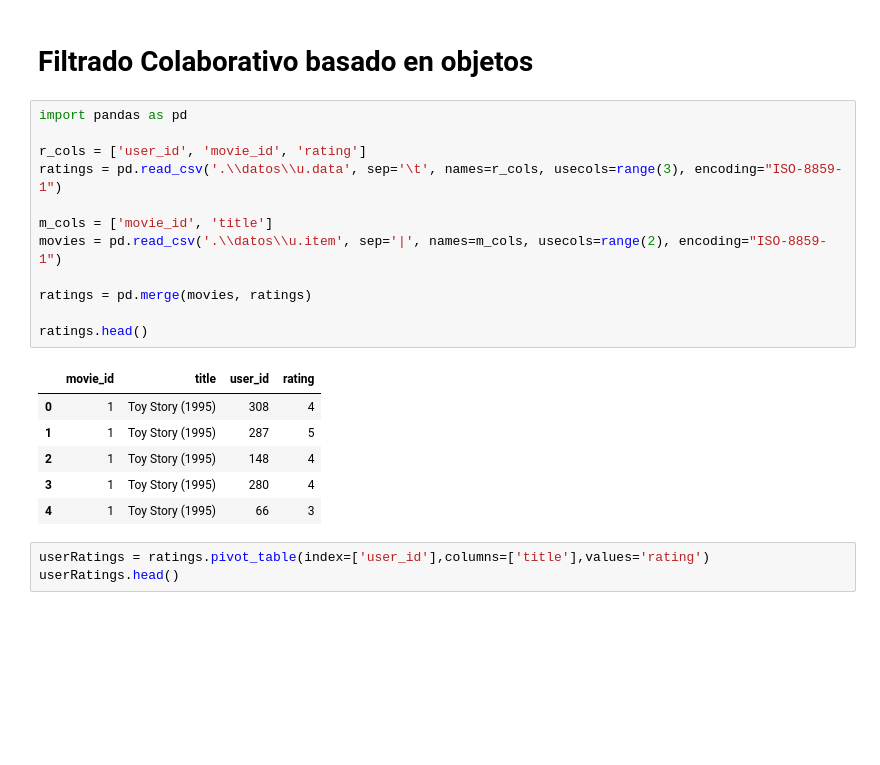
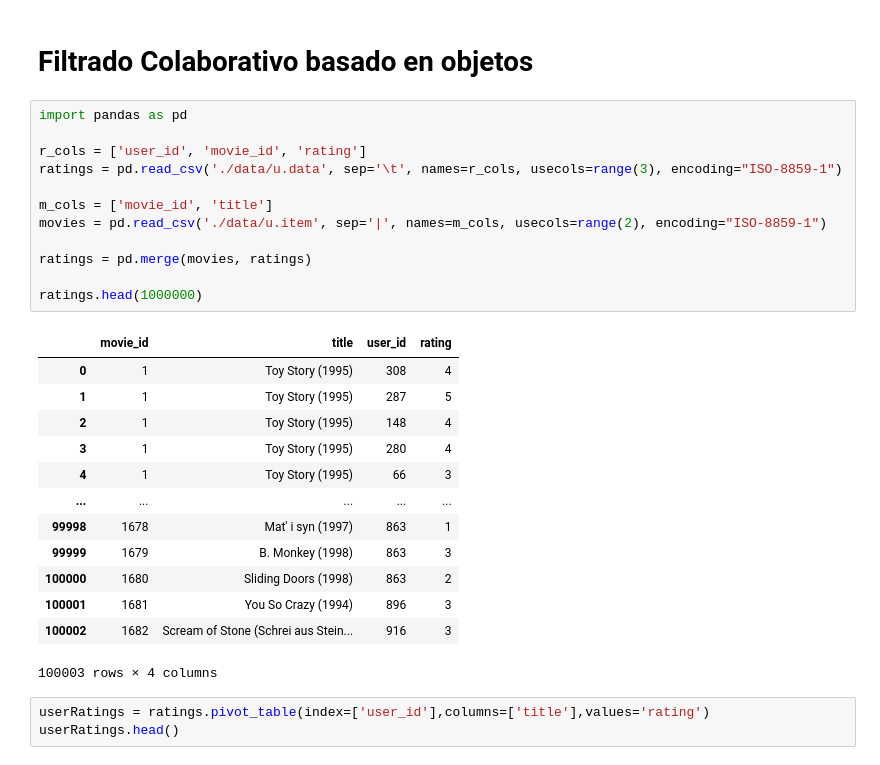
Before and after one commit to lledoerik/ia-movie-recommendation-system, a Jupyter notebook: recomendaciones-pelis.ipynb, the cells around one changed output. Drawn from its saved outputs; the diff is of its cells as text; blank space fills up the shorter version.

Commit message:
main deleted & data updated & routes applied

```diff
--- a/recomendaciones-pelis.ipynb
+++ b/recomendaciones-pelis.ipynb
@@ -3,22 +3,29 @@
 # %%
 import pandas as pd
 
 r_cols = ['user_id', 'movie_id', 'rating']
-ratings = pd.read_csv('.\\datos\\u.data', sep='\t', names=r_cols, usecols=range(3), encoding="ISO-8859-1")
+ratings = pd.read_csv('./data/u.data', sep='\t', names=r_cols, usecols=range(3), encoding="ISO-8859-1")
 
 m_cols = ['movie_id', 'title']
-movies = pd.read_csv('.\\datos\\u.item', sep='|', names=m_cols, usecols=range(2), encoding="ISO-8859-1")
+movies = pd.read_csv('./data/u.item', sep='|', names=m_cols, usecols=range(2), encoding="ISO-8859-1")
 
 ratings = pd.merge(movies, ratings)
 
-ratings.head()
+ratings.head(1000000)
 # %% [output]
 |  | movie_id | title | user_id | rating |
 | 0 | 1 | Toy Story (1995) | 308 | 4 |
 | 1 | 1 | Toy Story (1995) | 287 | 5 |
 | 2 | 1 | Toy Story (1995) | 148 | 4 |
 | 3 | 1 | Toy Story (1995) | 280 | 4 |
 | 4 | 1 | Toy Story (1995) | 66 | 3 |
+| ... | ... | ... | ... | ... |
+| 99998 | 1678 | Mat' i syn (1997) | 863 | 1 |
+| 99999 | 1679 | B. Monkey (1998) | 863 | 3 |
+| 100000 | 1680 | Sliding Doors (1998) | 863 | 2 |
+| 100001 | 1681 | You So Crazy (1994) | 896 | 3 |
+| 100002 | 1682 | Scream of Stone (Schrei aus Stein... | 916 | 3 |
+100003 rows × 4 columns
 # %%
 userRatings = ratings.pivot_table(index=['user_id'],columns=['title'],values='rating')
 userRatings.head()
```
Also changed, not shown: parts of 1 cell of this notebook, 1 other file.
